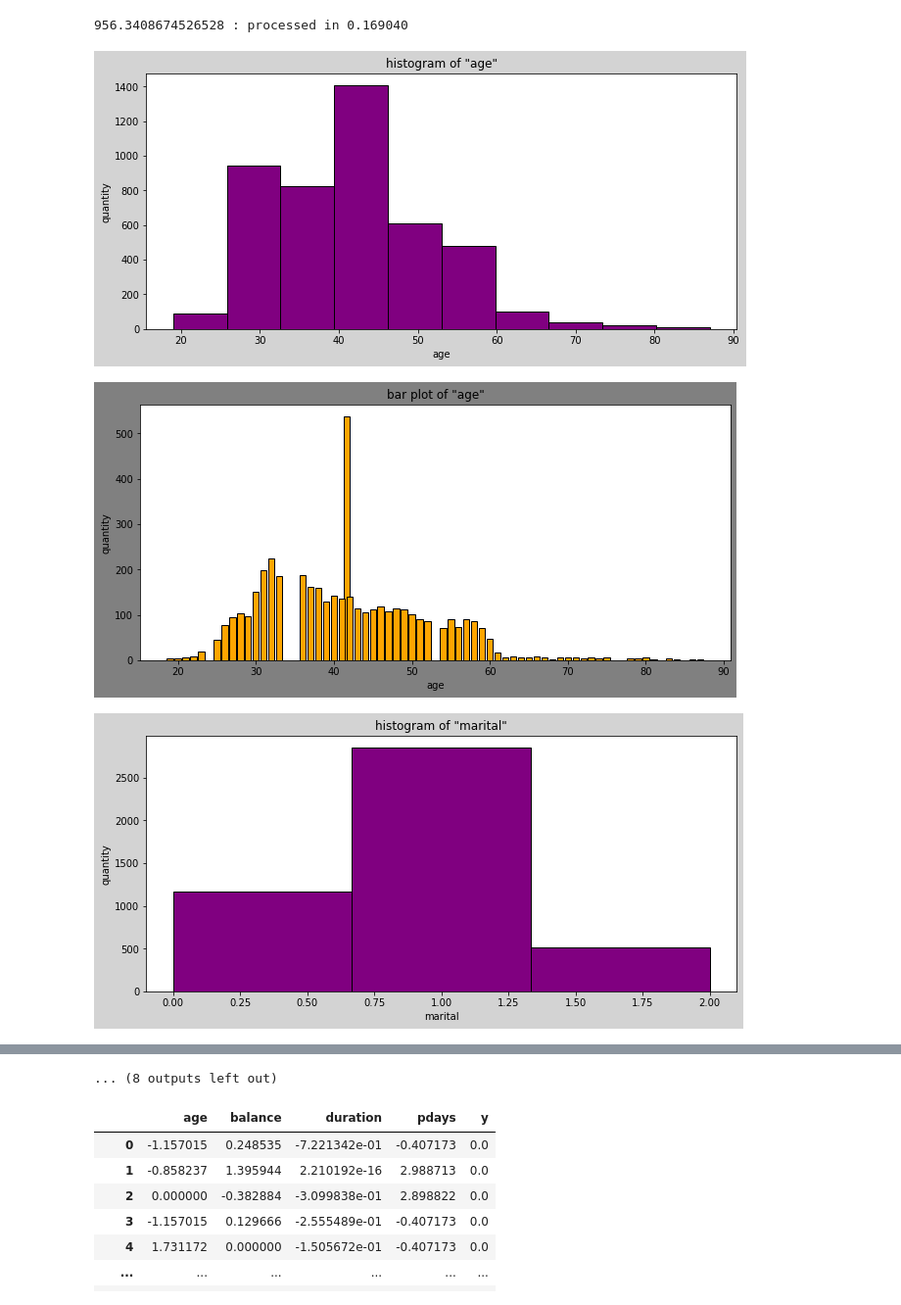
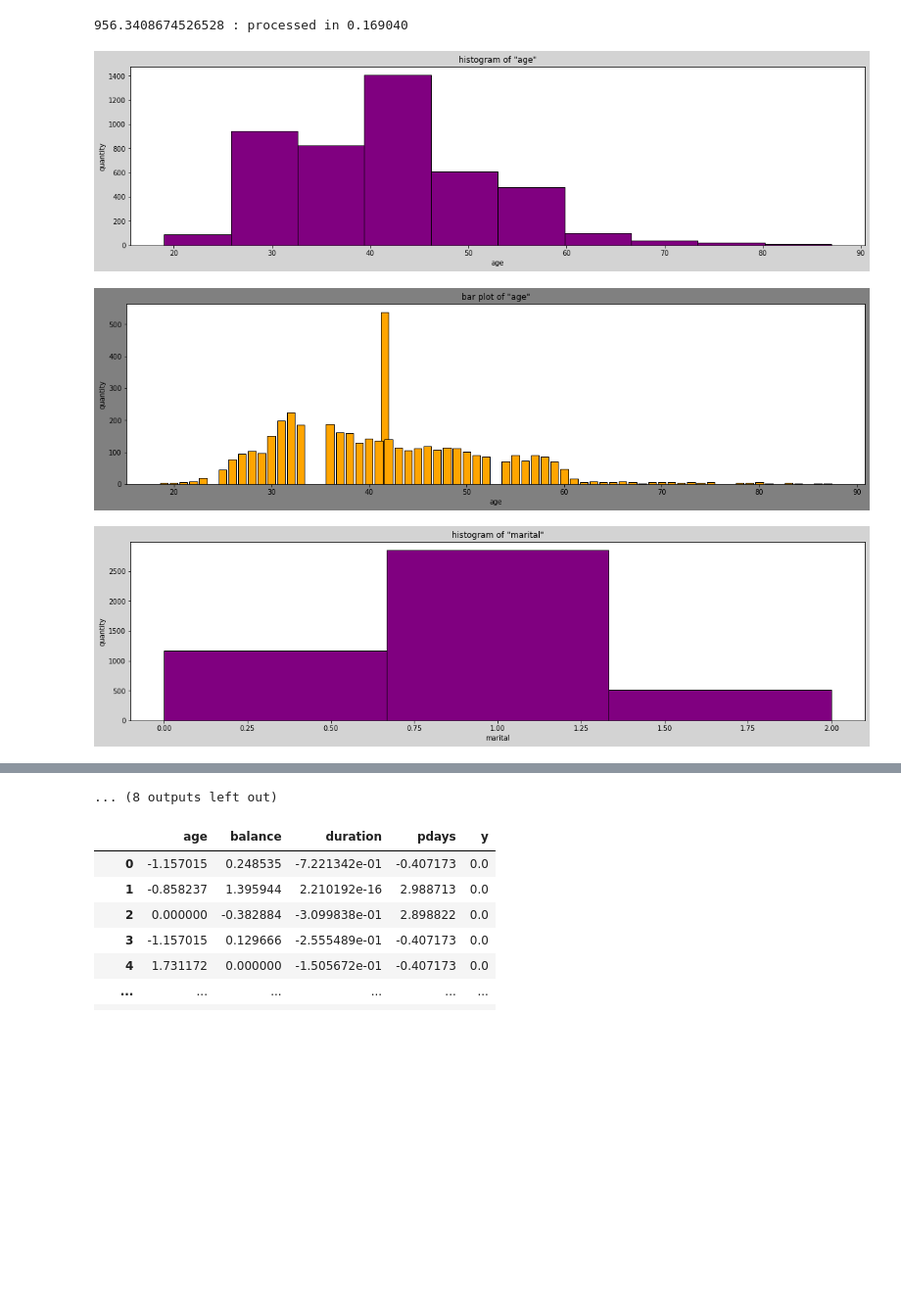
Before and after one commit to ALotov2000/ut-ai-assignment0, a Jupyter notebook: AI-CA0.ipynb, the cells around one changed output, grey strips where cells are left out. Shown: that part at 98% size. Drawn from its saved outputs; the diff is of its cells as text; code cells hidden in the pictures; blank space fills up the shorter version.

Commit message:
changed plot display settings

```diff
--- a/AI-CA0.ipynb
+++ b/AI-CA0.ipynb
@@ -212,40 +212,42 @@ print(avg, ':', 'processed in {:f}'.format(stopTime - startTime))
 # %% [output]
 956.3408674526528 : processed in 0.169040
 # %%
+
 for col in df:
   if col == 'job' or col == 'y':
     continue
 
   plot.figure(
-    figsize=[10.8, 4.8],
+    figsize=[19.2, 4.8],
     facecolor='lightgrey'
 
   )
   plot.title('histogram of "{}"'.format(col))
+
   plot.xlabel(col)
   plot.ylabel('quantity')
   plot.hist(
             df[col],
             color='purple',
             edgecolor='black',
             bins=min(10, df[col].value_counts().count()),
             histtype='bar')
   plot.show()
 
   plot.figure(
-    figsize=[10.8, 4.8],
+    figsize=[19.2, 4.8],
     facecolor='grey'
   )
   plot.title('bar plot of "{}"'.format(col))
   plot.xlabel(col)
   plot.ylabel('quantity')
   plot.bar(
             df[col].value_counts(sort=False).index,
             df[col].value_counts(sort=False).values,
             color='orange',
             edgecolor='black')
   plot.show()
 # %% [output]
-[figure, old version]
+[figure, new version]
-[figure, old version]
+[figure, new version]
-[figure, old version]
+[figure, new version]
```
Also changed, not shown: parts of 2 cells of this notebook.
